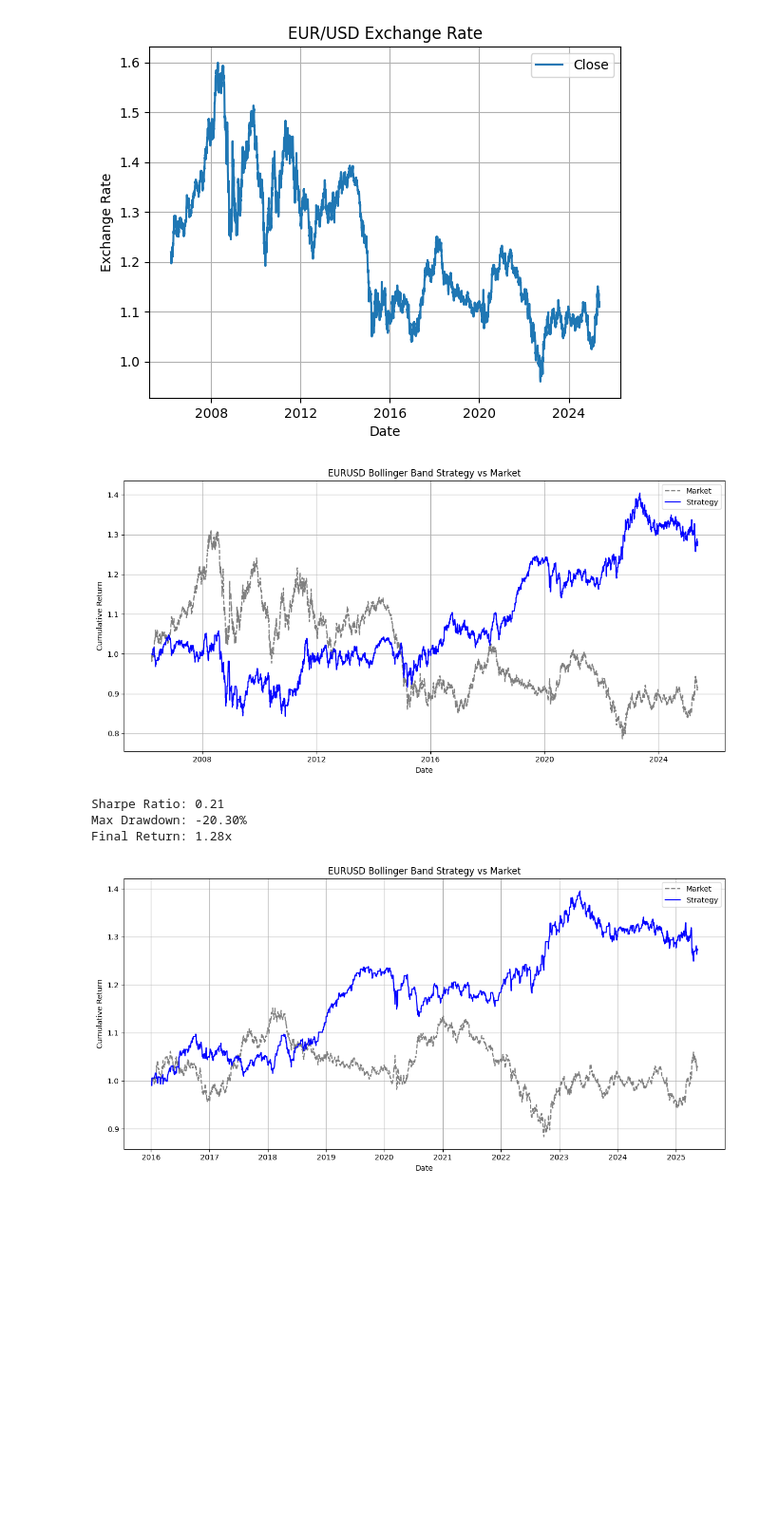
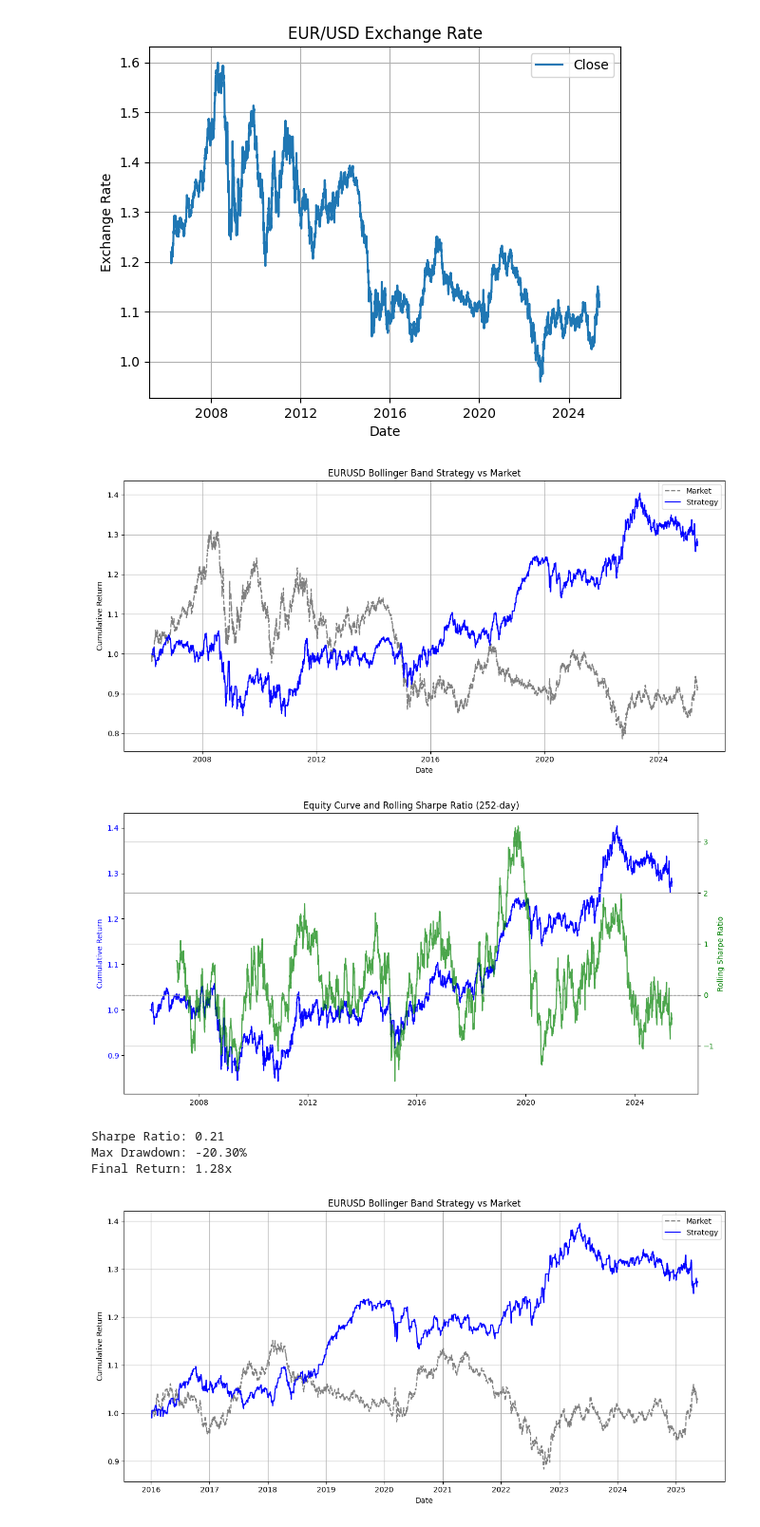
Before and after one commit to dt-17/algotrading, a Jupyter notebook: prototyping.ipynb, the cells around one changed output. Shown at 95% size. Drawn from its saved outputs; the diff is of its cells as text; code cells hidden in the pictures; blank space fills up the shorter version.

```diff
--- a/prototyping.ipynb
+++ b/prototyping.ipynb
@@ -302,13 +356,15 @@ def generate_trade_log(df, window, num_std, performance=None, save_csv=False, fi
 # %%
 signals_df = generate_signals(eurusd, 10, 1.4)
 results = run_backtest(signals_df)
 plot_equity_curve(results['df'])
+plot_equity_with_rolling_sharpe(results['df'], sharpe_window=252)
 
 print(f"Sharpe Ratio: {results['sharpe']:.2f}")
 print(f"Max Drawdown: {results['max_drawdown']:.2%}")
 print(f"Final Return: {results['final_return']:.2f}x")
 # %% [output]
 [figure]
+[figure, added]
 Sharpe Ratio: 0.21
 Max Drawdown: -20.30%
 Final Return: 1.28x
```
Also changed, not shown: parts of 4 cells of this notebook, 8 other files.
